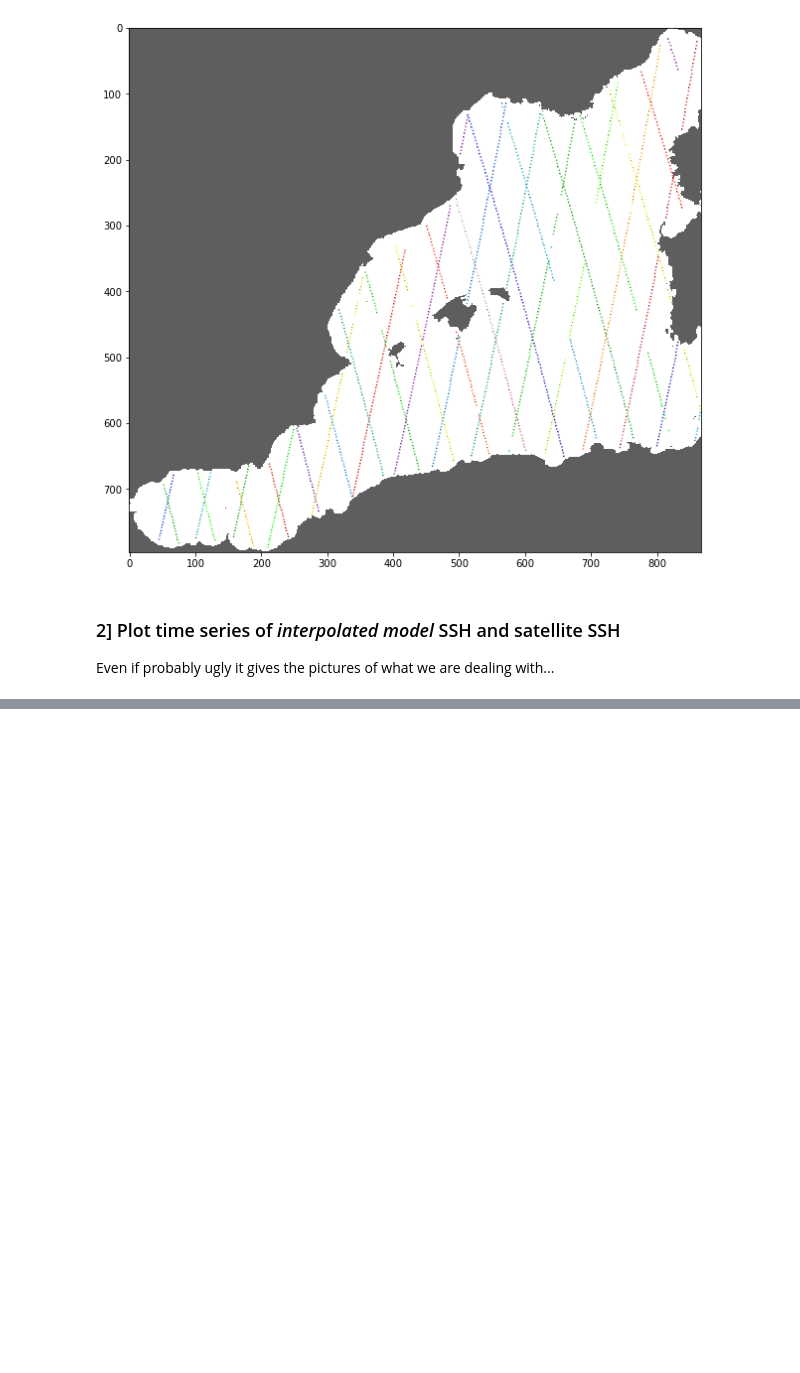
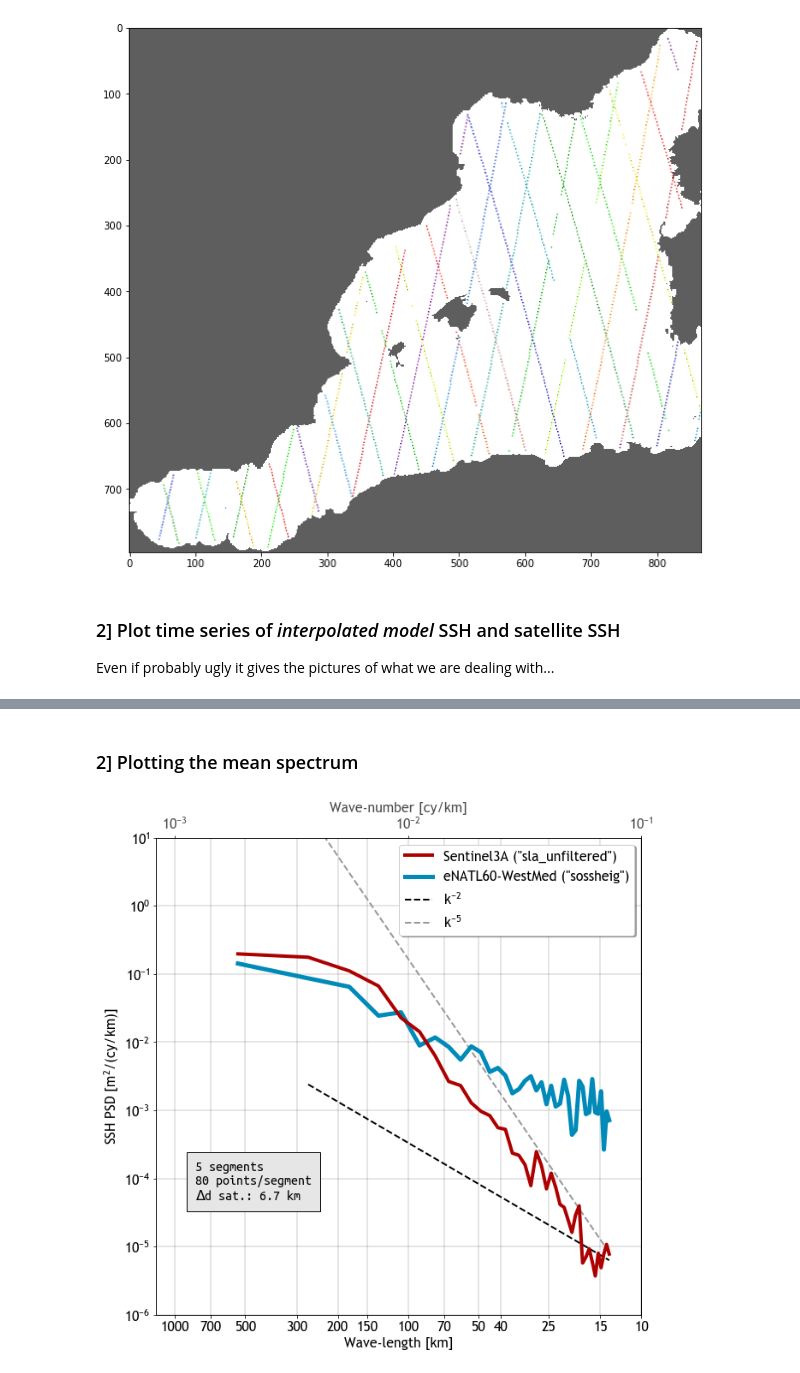
Before and after one commit to brodeau/gonzag, a Jupyter notebook: notebook/alongtrack_sat_vs_nemo.ipynb, the cells around one changed output, grey strips where cells are left out. Drawn from its saved outputs; the diff is of its cells as text; code cells hidden in the pictures; blank space fills up the shorter version.

```diff
--- a/notebook/alongtrack_sat_vs_nemo.ipynb
+++ b/notebook/alongtrack_sat_vs_nemo.ipynb
@@ -167,0 +161,19 @@ lgnd = plt.legend(bbox_to_anchor=(0.55, 0.98), ncol=1, shadow=True, fancybox=Tru
+# %%
+# Extract the Ns continuous data segments:
+ISeg_beg, ISeg_end = gzg.FindUnbrokenSegments( Solution.time, Solution.distance, Solution.ssh_mod, \
+                                             rcut_time=1.2, rcut_dist=7.8 )
+# => any Δt > 1.2 s between 2 consecutive points is considered as a gap and hence a cut!
+# => any Δd > 7.8 km    "               "             "                 "
+
+# Select and retain only the "NbSeg" proper segments:
+NbSeg, Nsl, IDEDSeg = gzg.SegmentSelection(ISeg_beg, ISeg_end, np_valid_seg=70)
+# Debug validity check:
+#for js in range(NbSeg):
+#    print(' * Seg # ',js+1,' => it1, it2 =', IDEDSeg[js,:], ' ==> len = ', IDEDSeg[js,1]-IDEDSeg[js,0]+1)
+#print(' Nsl = ',Nsl)
+
+# Process data on segment so ready for FFT:
+XPs, XPm, rdist_sample = gzg.Process4FFT( IDEDSeg, Solution.distance, Solution.ssh_mod, Solution.ssh_sat )
+
+# Apply FFT !
+Kwn, PwSpc_s, PwSpc_m = gzg.ApplyFFT( IDEDSeg, XPs, XPm, rdist_sample )
@@ -168,11 +189,21 @@ lgnd = plt.legend(bbox_to_anchor=(0.55, 0.98), ncol=1, shadow=True, fancybox=Tru
+# %% [markdown]
+### 2] Plotting the mean spectrum
 # %%
-CLIMPORN_DIR = getenv('HOME')+'/DEV/climporn/python'
+CLIMPORN_DIR = getenv('HOME')+'/DEV/climporn/python' ; # get it there: https://github.com/brodeau/climporn
 sys.path.append(CLIMPORN_DIR)
 import climporn as cp
 
+# Building our spectrum as the mean of the NbSeg spectra:
+vps_mod = nmp.mean(PwSpc_m[:,:],axis=0)
+vps_sat = nmp.mean(PwSpc_s[:,:],axis=0)
 
-#ii = cp.plot("pow_spectrum_ssh")(vk[idx], vps_mod, clab1=clabel_mod, clr1=clr_mod, lw1=5, \
-#                                 cfig_name=cfigure, cinfo=cinfrm, logo_on=False, \
-#                                 L_min=10., L_max=1200., P_min_y=pow10_min_y, P_max_y=pow10_max_y, \
-#                                 l_show_k4=False, l_show_k5=True, l_show_k11o3=False, l_show_k2=True, \
-#                                 vk2=vk[idx], vps2=vps_sat, clab2=clabel_sat, clr2=clr_sat, lw2=4)
+# Blabla for the plot:
+cinfrm = str(NbSeg)+' segments\n'+str(Nsl)+' points/segment\n'+r'$\Delta$d sat.: '+str(round(rdist_sample,1))+' km'
+
+ii = cp.plot("pow_spectrum_ssh")(Kwn, vps_mod, clab1=name_mod+' ("'+name_ssh_mod+'")', clr1=clr_mod, lw1=5, \
+                                 cinfo=cinfrm, logo_on=False, \
+                                 L_min=10., L_max=1200., P_min_y=-6, P_max_y=1, \
+                                 l_show_k4=False, l_show_k5=True, l_show_k11o3=False, l_show_k2=True, \
+                                 vk2=Kwn, vps2=vps_sat, clab2=name_sat+' ("'+name_ssh_sat+'")', clr2=clr_sat, lw2=4)
+# %% [output]
+[figure, added]
```
Also changed, not shown: parts of 11 cells of this notebook, 3 other files.
